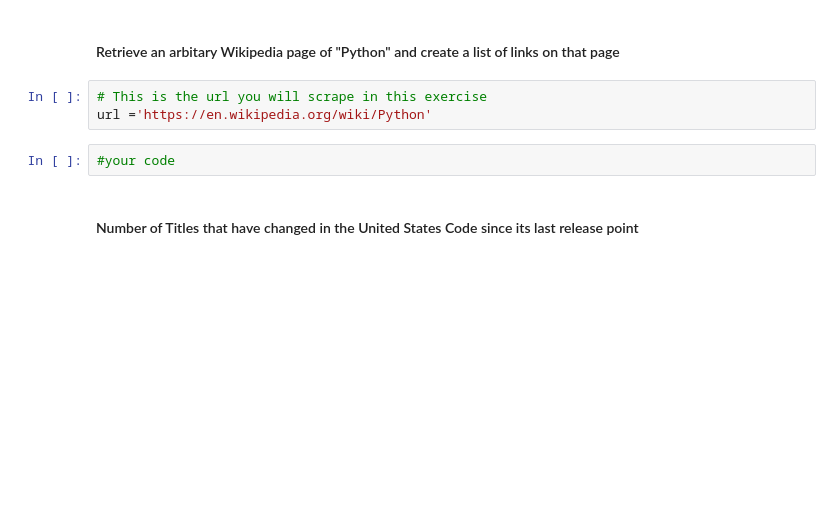
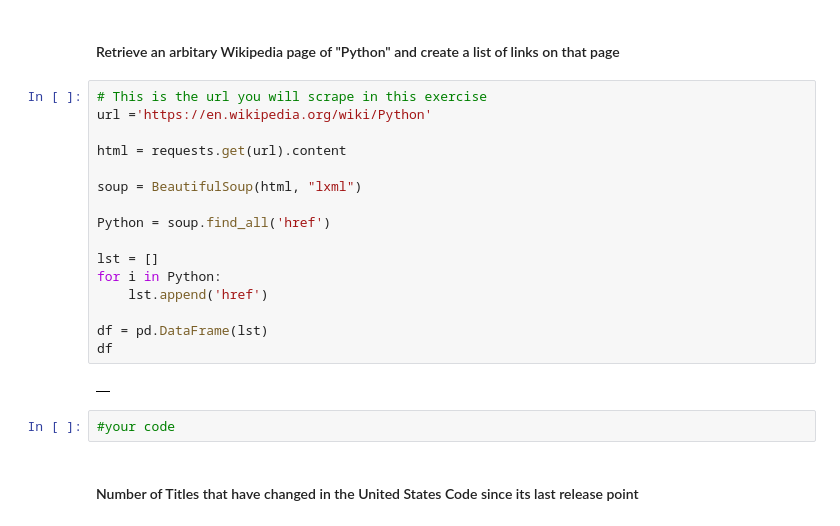
Before and after one commit to Ironhack-Data-Madrid-Julio-2023/4.2-lab_web_scraping, a Jupyter notebook: your-code/main.ipynb, the cells around one changed output. Cells and saved outputs as stored; diff of their text form; blank space fills up the shorter version.

```diff
--- a/your-code/main.ipynb
+++ b/your-code/main.ipynb
@@ -188,6 +208,21 @@ lst
 # %%
 # This is the url you will scrape in this exercise
 url ='https://en.wikipedia.org/wiki/Python'
+
+html = requests.get(url).content
+
+soup = BeautifulSoup(html, "lxml")
+
+Python = soup.find_all('href')
+
+lst = []
+for i in Python:
+    lst.append('href')
+
+df = pd.DataFrame(lst)
+df
+# %% [output]
+|  |
 # %%
 #your code
 # %% [markdown]
```
Also changed, not shown: parts of 3 cells of this notebook.
